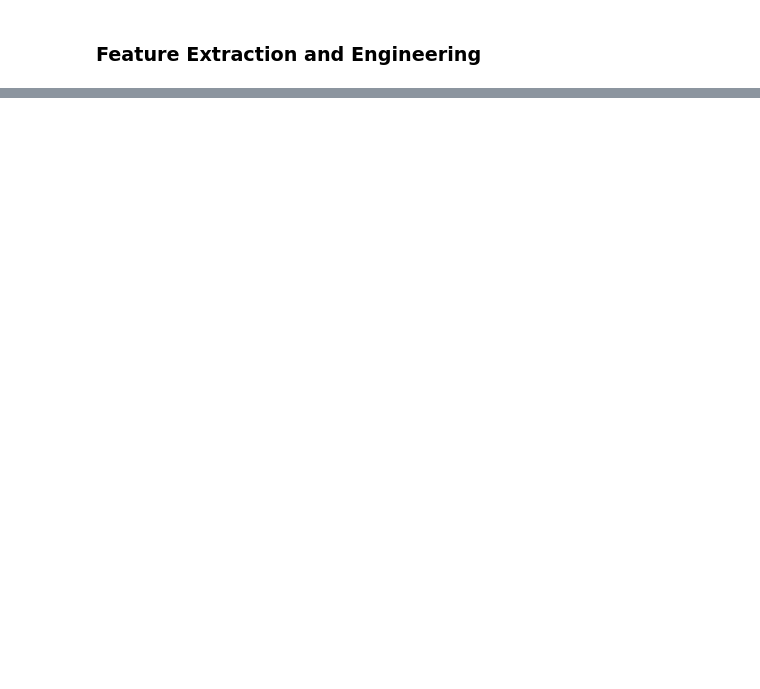
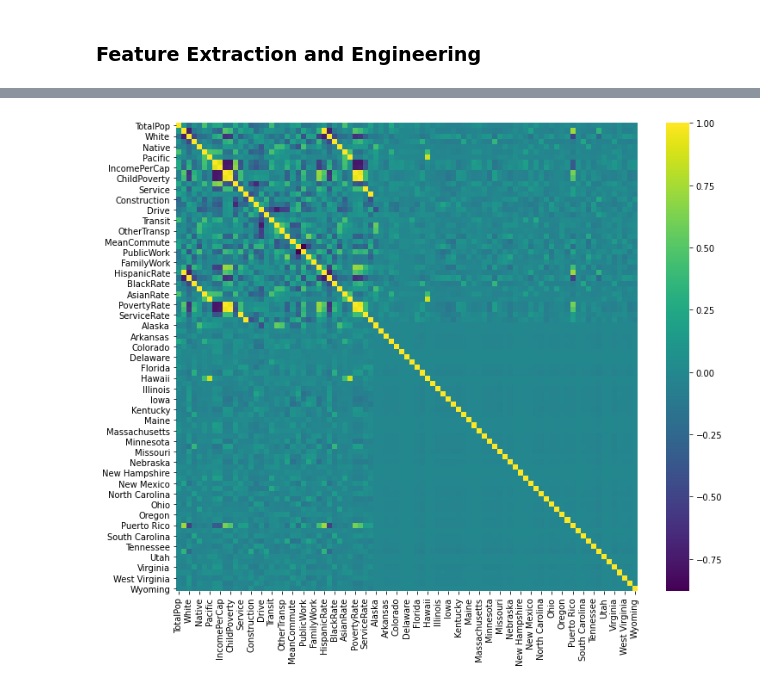
Before and after one commit to Pomilusky/apuntes_clase, a Jupyter notebook: semana_6/2.1 - Intro Machine Learning.ipynb, the cells around one changed output, grey strips where cells are left out. Cells and saved outputs as stored; diff of their text form; code cells hidden in the pictures; blank space fills up the shorter version.

```diff
--- a/semana_6/2.1 - Intro Machine Learning.ipynb
+++ b/semana_6/2.1 - Intro Machine Learning.ipynb
@@ -326,0 +470,10 @@ mean_squared_error(y_test, y_pred, squared=False)
+# %%
+# nuevas Caracteristicas
+
+# umemployment-income
+
+# si el desempleo es mayor a 0.07 y tiene poco ingreso....
+
+census['UI']=np.where((census.Unemployment>0.07)&(pd.qcut(census.Income, [0, 1/3, 2/3, 1]).cat.codes==0), 'a', 1)
+
+census.head()
@@ -326,0 +487,8 @@ mean_squared_error(y_test, y_pred, squared=False)
+# %%
+# colinealidad
+
+plt.figure(figsize=(12, 10))
+
+sns.heatmap(census.corr(), cmap='viridis');
+# %% [output]
+[figure, added]
```
Also changed, not shown: parts of 63 cells of this notebook.
